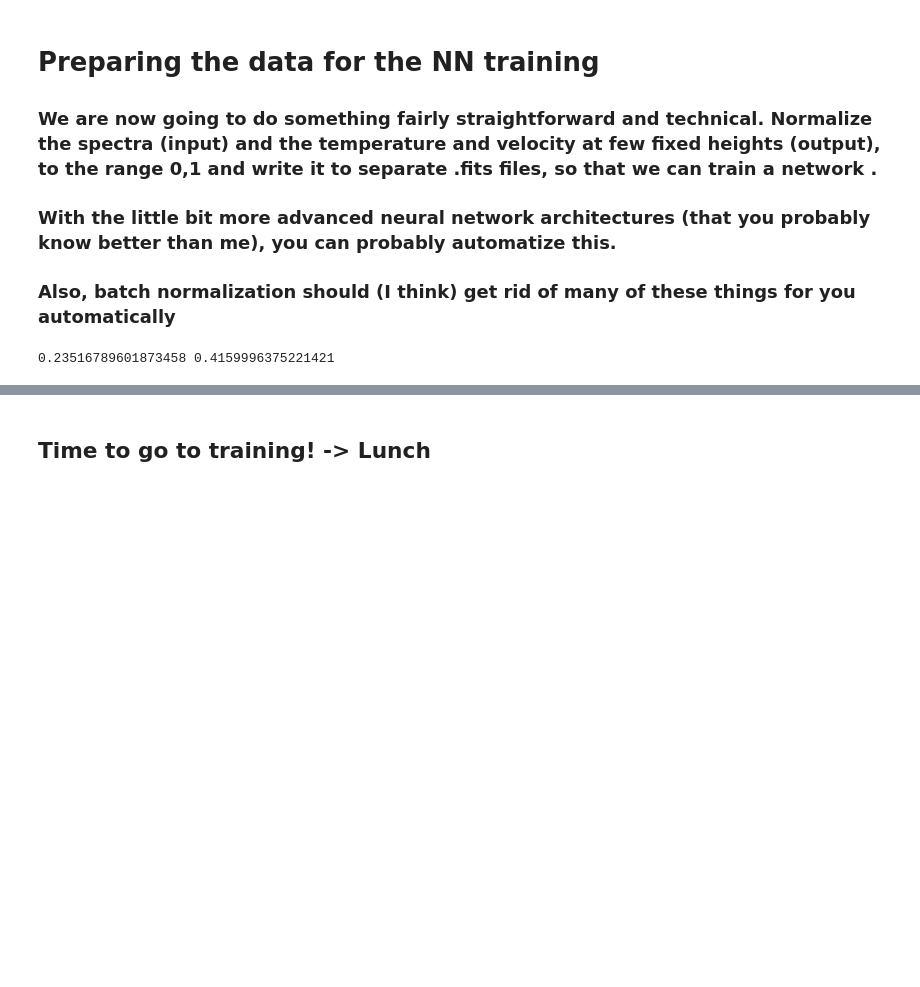
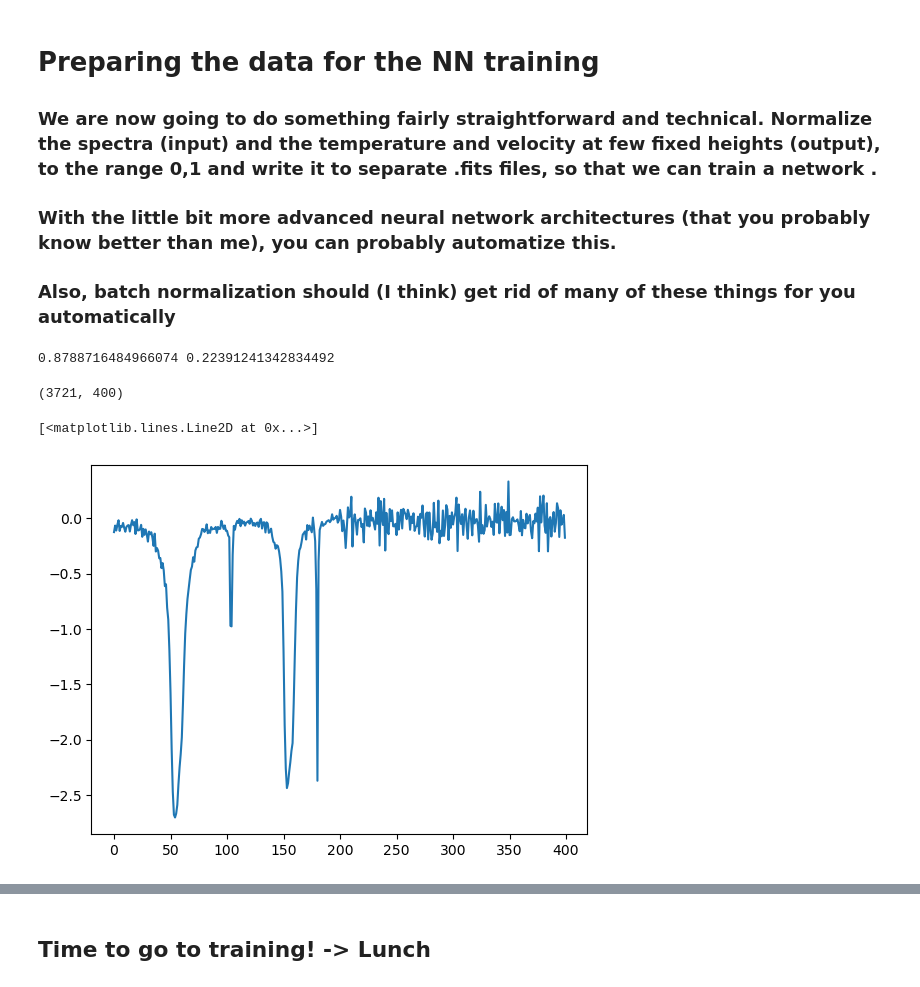
Before and after one commit to ivanzmilic/GRIS_dnn, a Jupyter notebook: data_exploration_and_preparation.ipynb, the cells around one changed output, grey strips where cells are left out. Drawn from its saved outputs; the diff is of its cells as text; code cells hidden in the pictures; blank space fills up the shorter version.

```diff
--- a/data_exploration_and_preparation.ipynb
+++ b/data_exploration_and_preparation.ipynb
@@ -96,6 +70,6 @@ plt.plot(stokes[i,j,3,780:880])
 # %%
 # Cut the data for the training:
 
-training = stokes[:,:,:,780:880]
+training = stokes[:,:,[0,3],:]
 training.shape
 # %% [output]
@@ -114,21 +86,28 @@ training.shape
 ### We will also make sure we save the normalizing quantities to the fits file so that we transform the outputs to the meaningful physical quantities.
 ### Very simple:
 # %%
-#spectrum_max = np.amax(stokes[:,:,0,:])
-#spectrum_min = np.amin(stokes[:,:,0,:])
+tmean = np.mean(training[:,:,0,:])
+tstd = np.std(training[:,:,0,:])
 
-#spectrum_norm = (stokes[:,:,0,:] - spectrum_min) / (spectrum_max - spectrum_min)
+training_norm = training[:,:,:] / tstd
+training_norm[:,:,0,:] -= tmean / tstd
 
-#spectrum_norm = spectrum_norm.reshape(-1,len(spectrum_norm[0,0]))
+training_norm [:,:,1,:] *= 2.0
+
+
+training_norm = training_norm.reshape(-1,2*len(training_norm[0,0,0]))
-# %%
-training_scaled = training[:,:,0:4,:] * 10.0
-training_scaled[:,:,0,:] /= 10.0
-mean = np.mean(training_scaled)
-std = np.std(training_scaled)
-print(mean,std)
-# %% [output]
-0.23516789601873458 0.4159996375221421
-# %%
-training_norm = (training_scaled - mean) / std
+# %%
+print(tmean, tstd)
+# %% [output]
+0.8788716484966074 0.22391241342834492
+# %%
+training_norm.shape
+# %% [output]
+(3721, 400)
+# %%
+plt.plot(training_norm[333])
+# %% [output]
+[<matplotlib.lines.Line2D at 0x...>]
+[figure, added]
 # %%
 training_norm = training_norm.astype("float32")
```
Also changed, not shown: parts of 25 cells of this notebook, 2 other files.
